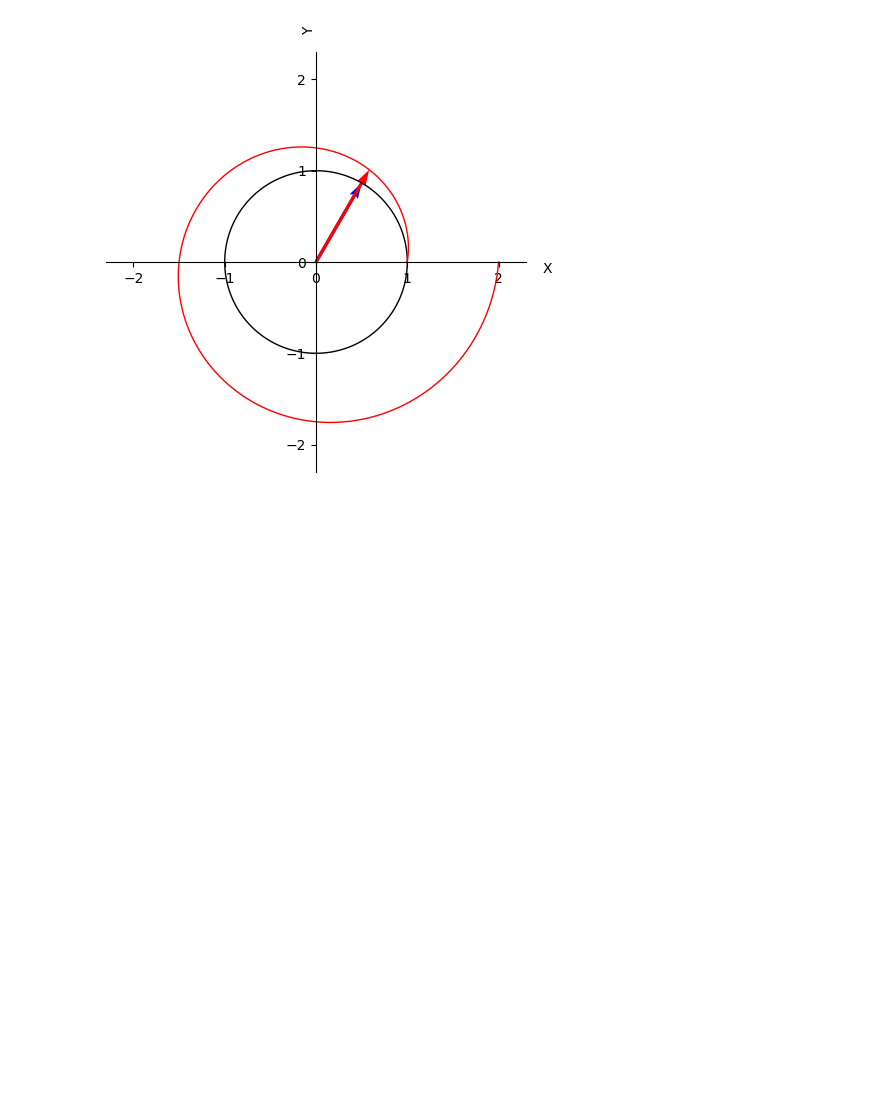
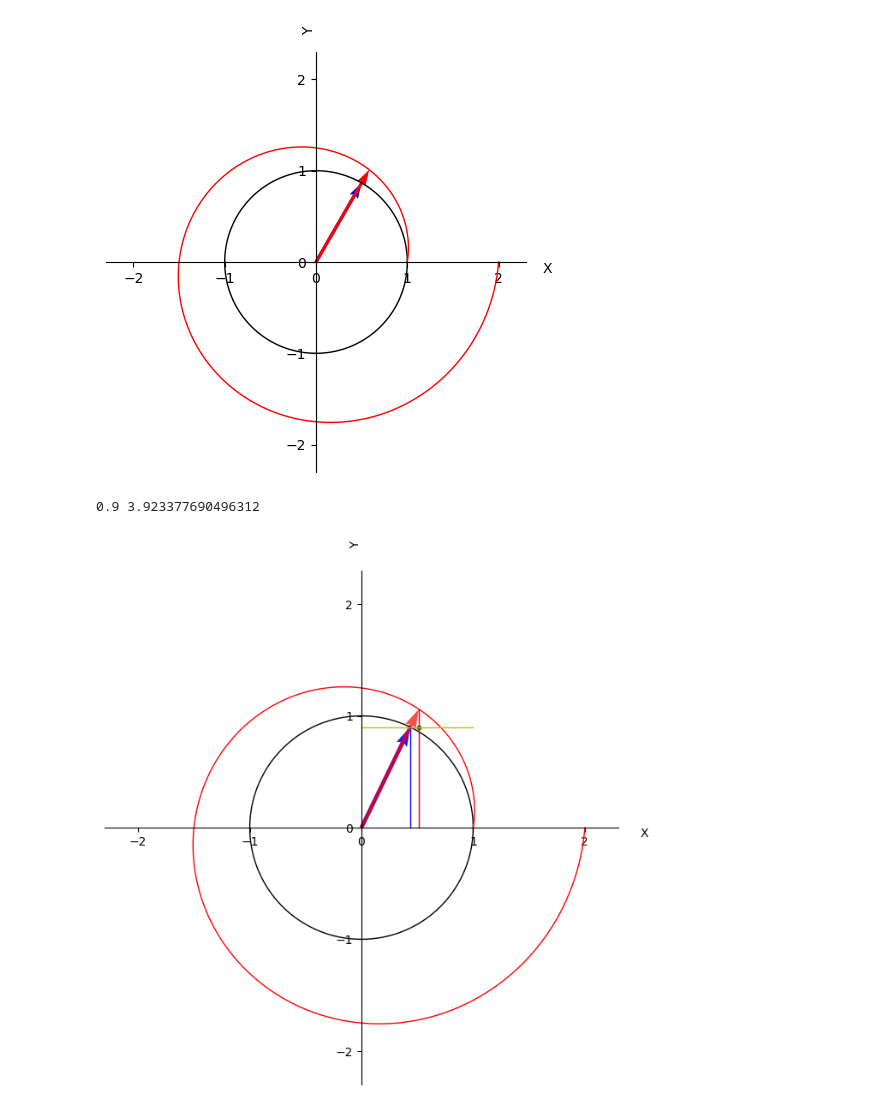
Before and after one commit to Kiril-Lazarov/Intersection-points-between-a-line-and-a-spiral, a Jupyter notebook: Intersection between a line and a spiral.ipynb, the cells around one changed output. Drawn from its saved outputs; the diff is of its cells as text; code cells hidden in the pictures; blank space fills up the shorter version.

Commit message:
Added plot with sinuses between unit radius vector and spiral radius vector

```diff
--- a/Intersection between a line and a spiral.ipynb
+++ b/Intersection between a line and a spiral.ipynb
@@ -400,3 +405,54 @@ plt.quiver(0, 0, np.cos(theta)+(theta*angle_velocity) * np.cos(theta),
 plt.show()
 # %% [output]
 [figure]
+# %%
+create_field((10,10), (-2.3,2.3), (-2.3,2.3))
+x_circle = np.cos(angles)
+y_circle = np.sin(angles)
+
+
+
+angles = np.linspace(0, 2 * np.pi, 500)
+unit_vec = 1
+s = 0.9 * unit_vec
+v_angle = 1/(2* np.pi)
+# v_spiral = 2/(2*np.pi)
+theta_angle = np.arcsin(s)
+S = s + (theta_angle / v_angle) * v_spiral * np.sin(theta_angle)
+
+
+# x_spiral =(unit_vec+ (angles/v_angle)*v_spiral) * np.cos((angles/v_angle)*v_angle)
+# y_spiral = (unit_vec+ (angles/v_angle)*v_spiral) * np.sin((angles/v_angle)*v_angle)
+
+x_spiral = np.cos(angles)+(angles*v_angle) * np.cos(angles)
+y_spiral = np.sin(angles)+(angles*v_angle) * np.sin(angles)
+
+
+print(s, S)
+
+plt.plot(x_circle, y_circle, color = 'black', linewidth = 1, linestyle = '-')
+plt.plot(x_spiral, y_spiral, color = 'red', linewidth = 1, linestyle = '-')
+
+plt.plot([np.cos(theta_angle),np.cos(theta_angle)], [0,np.sin(theta_angle) ],color = 'blue', linewidth = 1, linestyle = '-')
+plt.plot([np.cos(theta_angle)+(theta_angle*angle_velocity) * np.cos(theta_angle),
+         np.cos(theta_angle)+(theta_angle*angle_velocity) * np.cos(theta_angle)],
+
+         [0, np.sin(theta_angle) +(theta_angle*angle_velocity) * np.sin(theta_angle)],
+         color = 'red', linewidth = 1, linestyle = '-')
+
+plt.plot([0,1], [np.sin(theta_angle),np.sin(theta_angle)], color='y', linewidth = 1, linestyle = '-' )
+
+plt.scatter(np.cos(theta_angle)+(theta_angle*angle_velocity) * np.cos(theta_angle), s, color = 'green', s = 10)
+
+
+plt.quiver(0, 0, np.cos(theta_angle), np.sin(theta_angle), angles = "xy", scale_units = "xy",
+           scale = 1, linewidth = 0.01, color = 'blue', alpha =0.9)
+
+plt.quiver(0, 0, np.cos(theta_angle)+(theta_angle*angle_velocity) * np.cos(theta_angle),
+           np.sin(theta_angle) +(theta_angle*angle_velocity) * np.sin(theta_angle),
+           angles = "xy", scale_units = "xy", scale = 1, linewidth = 0.01, color = 'red', alpha =0.7)
+
+plt.show()
+# %% [output]
+0.9 3.923377690496312
+[figure, added]
```
Also changed, not shown: parts of 2 cells of this notebook.
